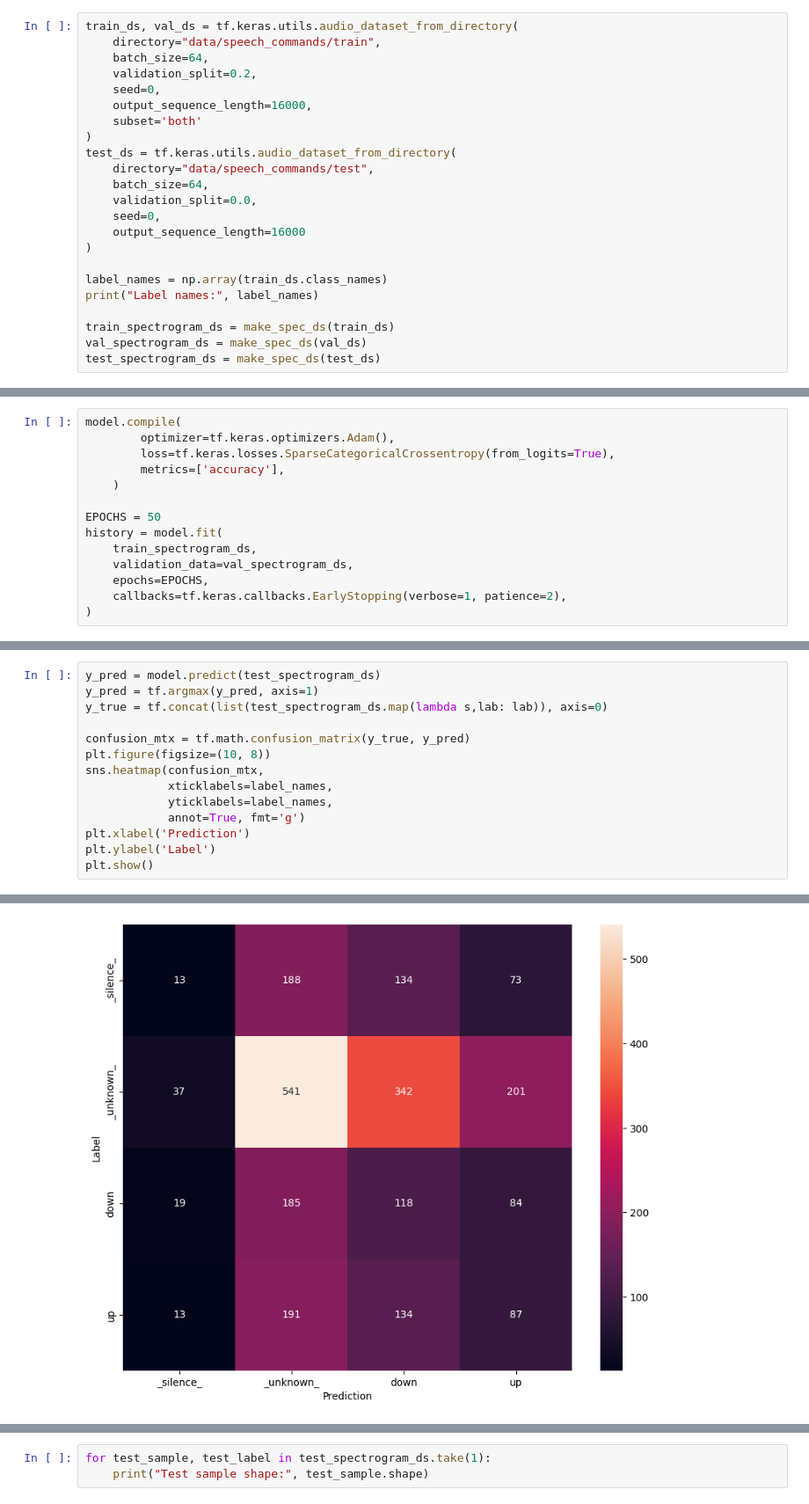
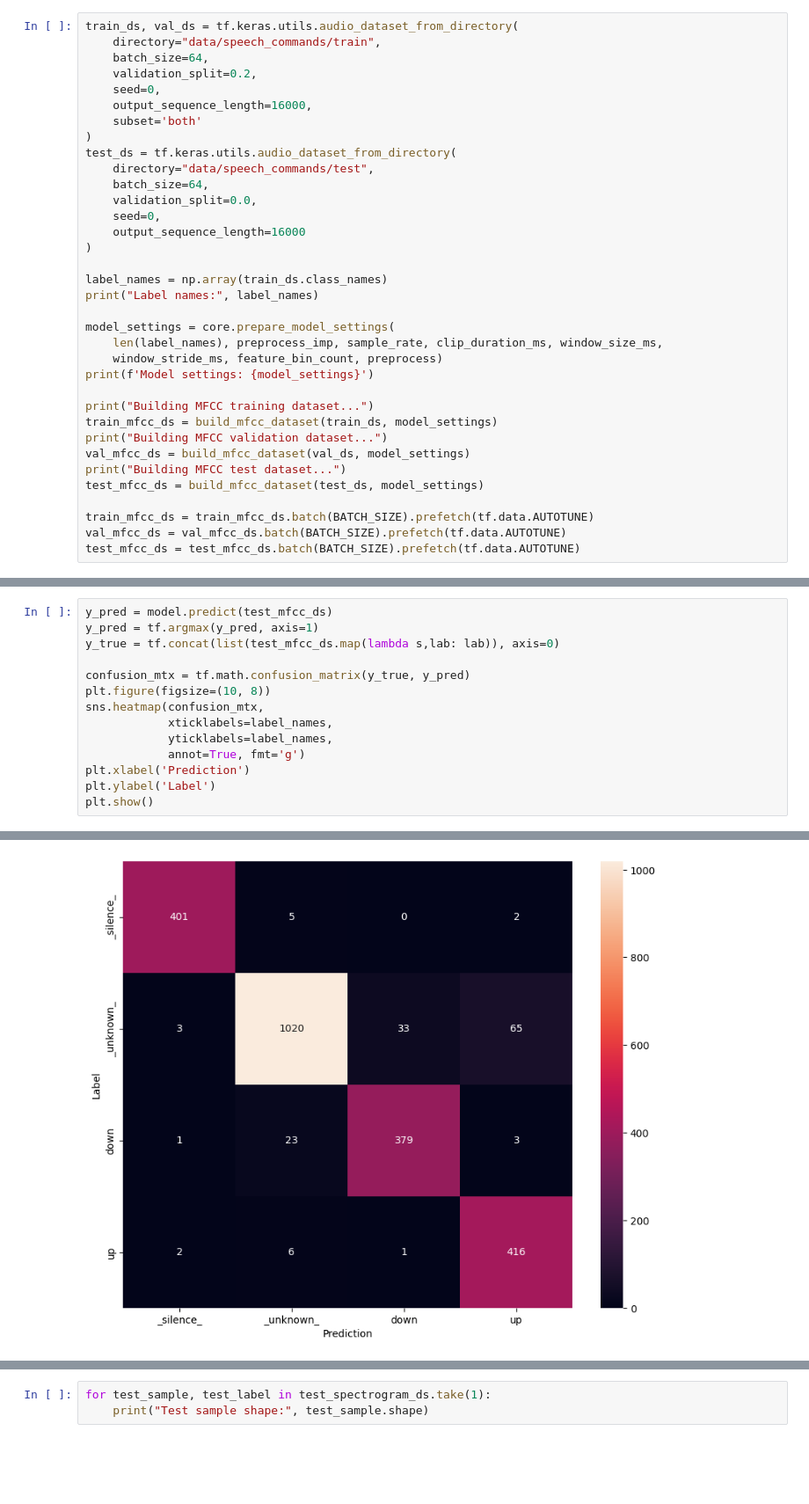
Before and after one commit to juanpiLorca/ESP32-Wake-Word-Detection, a Jupyter notebook: project.ipynb, the cells around one changed output, grey strips where cells are left out. Shown: that part at 88% size. Drawn from its saved outputs; the diff is of its cells as text; blank space fills up the shorter version.

Commit message:
trained network

```diff
--- a/project.ipynb
+++ b/project.ipynb
@@ -68,9 +63,21 @@ test_ds = tf.keras.utils.audio_dataset_from_directory(
 label_names = np.array(train_ds.class_names)
 print("Label names:", label_names)
 
-train_spectrogram_ds = make_spec_ds(train_ds)
-val_spectrogram_ds = make_spec_ds(val_ds)
-test_spectrogram_ds = make_spec_ds(test_ds)
+model_settings = core.prepare_model_settings(
+    len(label_names), preprocess_imp, sample_rate, clip_duration_ms, window_size_ms,
+    window_stride_ms, feature_bin_count, preprocess)
+print(f'Model settings: {model_settings}')
+
+print("Building MFCC training dataset...")
+train_mfcc_ds = build_mfcc_dataset(train_ds, model_settings)
+print("Building MFCC validation dataset...")
+val_mfcc_ds = build_mfcc_dataset(val_ds, model_settings)
+print("Building MFCC test dataset...")
+test_mfcc_ds = build_mfcc_dataset(test_ds, model_settings)
+
+train_mfcc_ds = train_mfcc_ds.batch(BATCH_SIZE).prefetch(tf.data.AUTOTUNE)
+val_mfcc_ds = val_mfcc_ds.batch(BATCH_SIZE).prefetch(tf.data.AUTOTUNE)
+test_mfcc_ds = test_mfcc_ds.batch(BATCH_SIZE).prefetch(tf.data.AUTOTUNE)
 # %% [output]
 Found 16586 files belonging to 4 classes.
 Using 13269 files for training.
@@ -151,14 +165,0 @@ Model: "sequential"
-# %%
-model.compile(
-        optimizer=tf.keras.optimizers.Adam(),
-        loss=tf.keras.losses.SparseCategoricalCrossentropy(from_logits=True),
-        metrics=['accuracy'],
-    )
-
-EPOCHS = 50
-history = model.fit(
-    train_spectrogram_ds,
-    validation_data=val_spectrogram_ds,
-    epochs=EPOCHS,
-    callbacks=tf.keras.callbacks.EarlyStopping(verbose=1, patience=2),
-)
@@ -210,7 +202,7 @@ model.evaluate(test_spectrogram_ds, return_dict=True)
 # %%
-y_pred = model.predict(test_spectrogram_ds)
+y_pred = model.predict(test_mfcc_ds)
 y_pred = tf.argmax(y_pred, axis=1)
-y_true = tf.concat(list(test_spectrogram_ds.map(lambda s,lab: lab)), axis=0)
+y_true = tf.concat(list(test_mfcc_ds.map(lambda s,lab: lab)), axis=0)
 
 confusion_mtx = tf.math.confusion_matrix(y_true, y_pred)
 plt.figure(figsize=(10, 8))
@@ -226,2 +218,2 @@ plt.show()
-[figure, old version]
+[figure, new version]
 # %%
```
Also changed, not shown: parts of 11 cells of this notebook, 11 other files.
